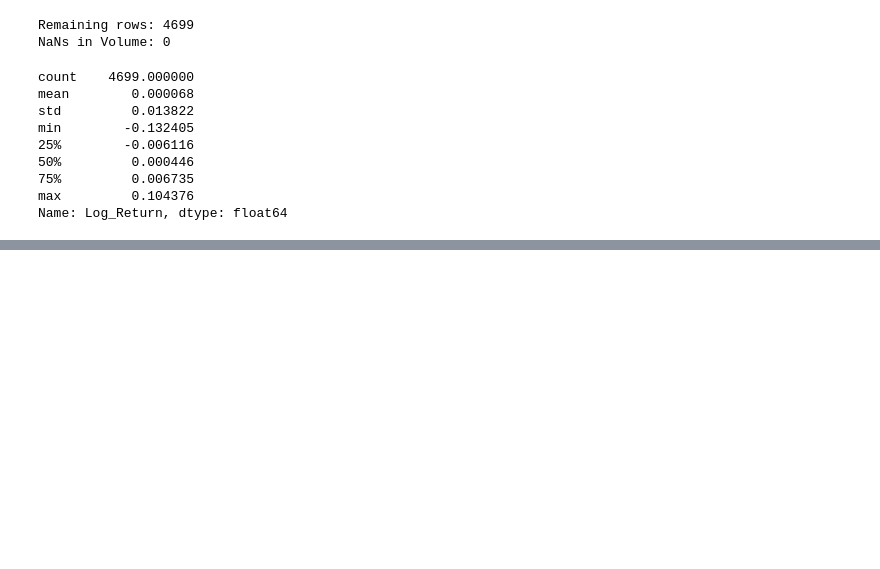
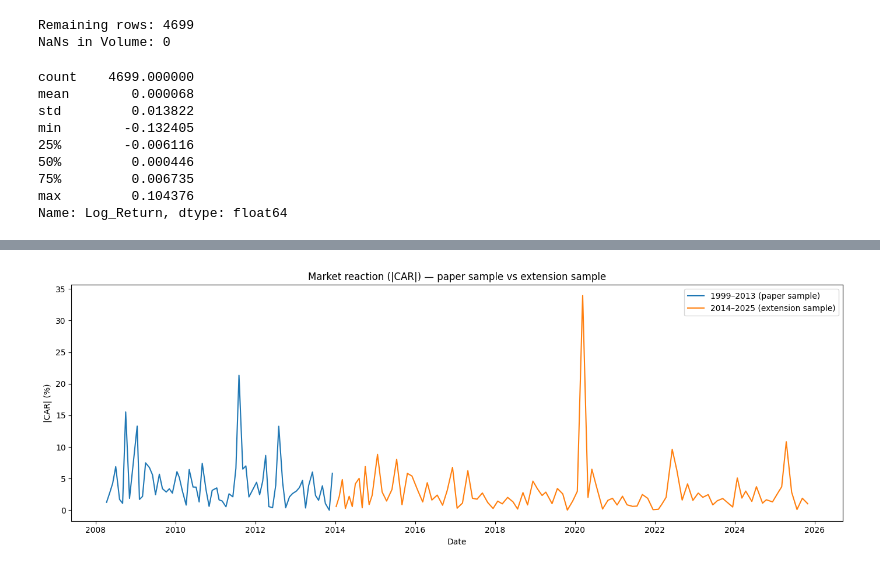
Before and after one commit to emschutt/NLP_on_ECB_Speeches, a Jupyter notebook: nlp_ecb_v0.ipynb, the cells around one changed output, grey strips where cells are left out. Cells and saved outputs as stored; diff of their text form; code cells hidden in the pictures; blank space fills up the shorter version.

```diff
--- a/nlp_ecb_v0.ipynb
+++ b/nlp_ecb_v0.ipynb
@@ -665,0 +761,16 @@ Name: Log_Return, dtype: float64
+# %%
+cutoff = pd.Timestamp("2014-01-01")
+before = df_plot[df_plot["date"] <= cutoff]
+after  = df_plot[df_plot["date"] > cutoff]
+
+plt.figure(figsize=(14, 5))
+plt.plot(before["date"], before["ABS_CAR"], label="1999–2013 (paper sample)")
+plt.plot(after["date"],  after["ABS_CAR"],  label="2014–2025 (extension sample)")
+plt.title("Market reaction (|CAR|) — paper sample vs extension sample")
+plt.xlabel("Date")
+plt.ylabel("|CAR| (%)")
+plt.legend()
+plt.tight_layout()
+plt.show()
+# %% [output]
+[figure, added]
```
Also changed, not shown: parts of 5 cells of this notebook.
